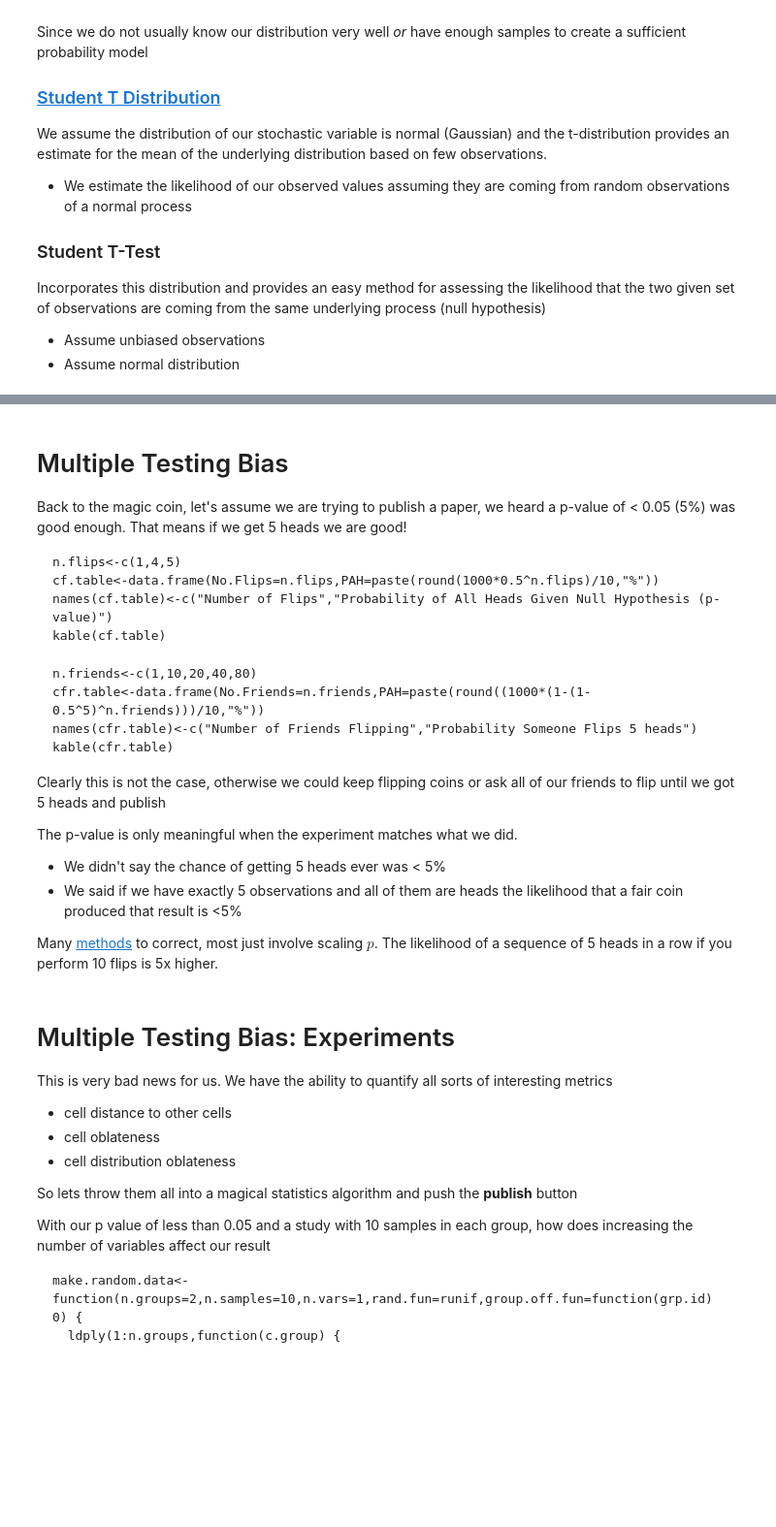
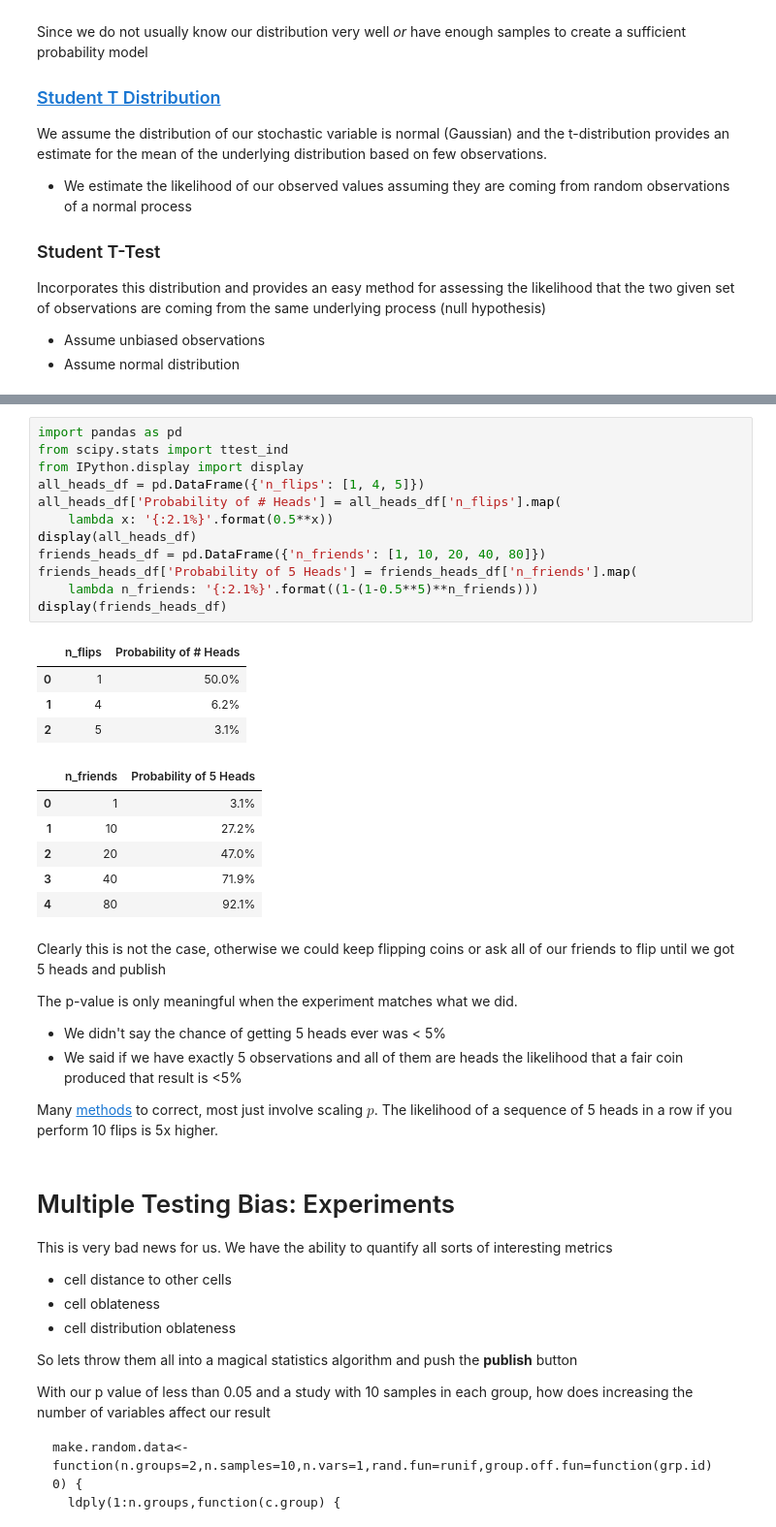
Before and after one commit to kmader/Quantitative-Big-Imaging-2019, a Jupyter notebook: Lectures/09-Statistics.ipynb, the cells around one changed output, grey strips where cells are left out. Shown at 97% size. Cells and saved outputs as stored; diff of their text form; blank space fills up the shorter version.

````diff
--- a/Lectures/09-Statistics.ipynb
+++ b/Lectures/09-Statistics.ipynb
@@ -437,22 +410,27 @@ Incorporates this distribution and provides an easy method for assessing the lik
+# %%
+import pandas as pd
+from scipy.stats import ttest_ind
+from IPython.display import display
+all_heads_df = pd.DataFrame({'n_flips': [1, 4, 5]})
+all_heads_df['Probability of # Heads'] = all_heads_df['n_flips'].map(
+    lambda x: '{:2.1%}'.format(0.5**x))
+display(all_heads_df)
+friends_heads_df = pd.DataFrame({'n_friends': [1, 10, 20, 40, 80]})
+friends_heads_df['Probability of 5 Heads'] = friends_heads_df['n_friends'].map(
+    lambda n_friends: '{:2.1%}'.format((1-(1-0.5**5)**n_friends)))
+display(friends_heads_df)
+# %% [output]
+|  | n_flips | Probability of # Heads |
+| 0 | 1 | 50.0% |
+| 1 | 4 | 6.2% |
+| 2 | 5 | 3.1% |
+|  | n_friends | Probability of 5 Heads |
+| 0 | 1 | 3.1% |
+| 1 | 10 | 27.2% |
+| 2 | 20 | 47.0% |
+| 3 | 40 | 71.9% |
+| 4 | 80 | 92.1% |
 # %% [markdown]
-# Multiple Testing Bias
-
-
-Back to the magic coin, let's assume we are trying to publish a paper, we heard a p-value of < 0.05 (5%) was good enough. That means if we get 5 heads we are good!
-
-```{r, results='asis'}
-n.flips<-c(1,4,5)
-cf.table<-data.frame(No.Flips=n.flips,PAH=paste(round(1000*0.5^n.flips)/10,"%"))
-names(cf.table)<-c("Number of Flips","Probability of All Heads Given Null Hypothesis (p-value)")
-kable(cf.table)
-```
-```{r, results='asis'}
-n.friends<-c(1,10,20,40,80)
-cfr.table<-data.frame(No.Friends=n.friends,PAH=paste(round((1000*(1-(1-0.5^5)^n.friends)))/10,"%"))
-names(cfr.table)<-c("Number of Friends Flipping","Probability Someone Flips 5 heads")
-kable(cfr.table)
-```
-
 Clearly this is not the case, otherwise we could keep flipping coins or ask all of our friends to flip until we got 5 heads and publish
 
 The p-value is only meaningful when the experiment matches what we did.
````
Also changed, not shown: parts of 7 cells of this notebook.
